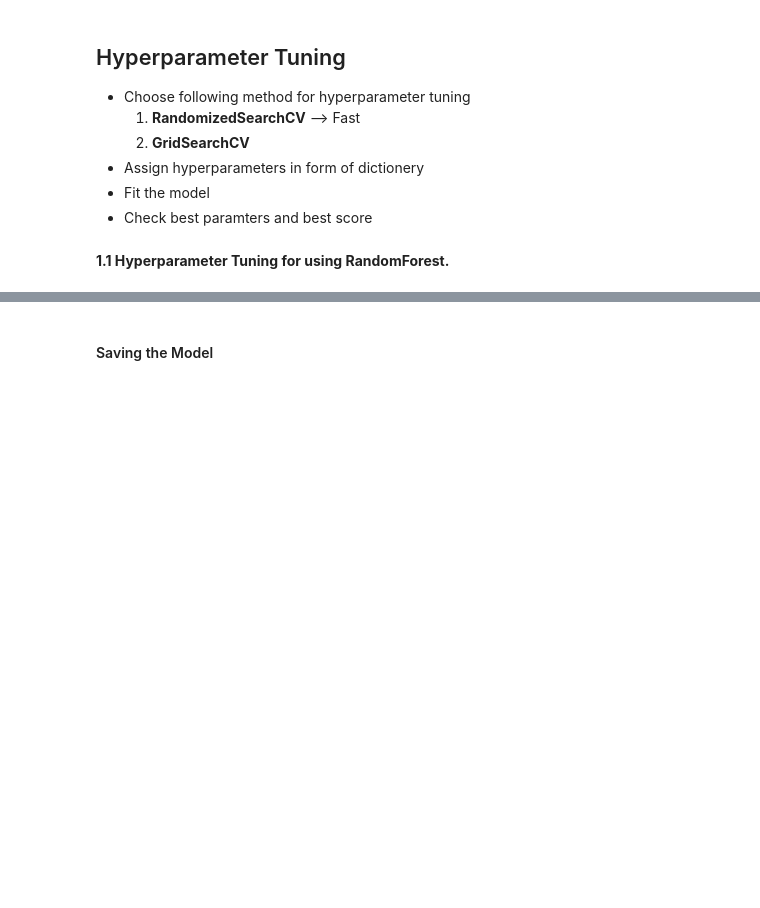
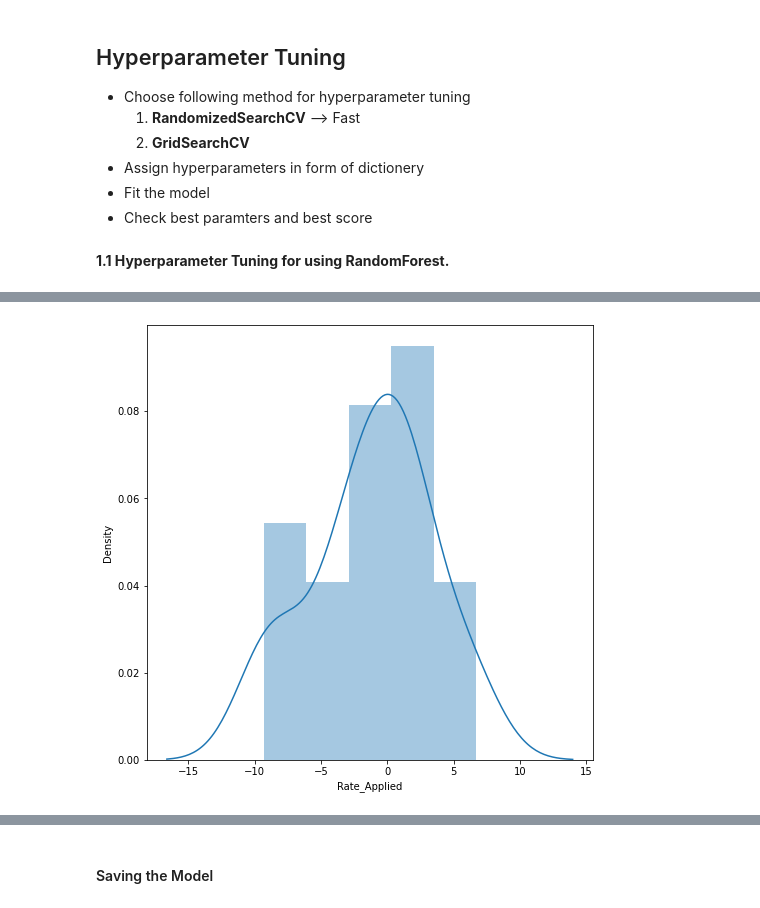
Before and after one commit to Kibugu/Last_expense_Pricing, a Jupyter notebook: Last Expense Pricing Model.ipynb, the cells around one changed output, grey strips where cells are left out. Drawn from its saved outputs; the diff is of its cells as text; code cells hidden in the pictures; blank space fills up the shorter version.

```diff
--- a/Last Expense Pricing Model.ipynb
+++ b/Last Expense Pricing Model.ipynb
@@ -700,3 +726,9 @@ rf_random.best_params_
 # %%
 prediction = rf_random.predict(X_test)
+# %%
+plt.figure(figsize = (8,8))
+sns.distplot(y_test-prediction)
+plt.show()
+# %% [output]
+[figure, added]
 # %%
```
Also changed, not shown: parts of 33 cells of this notebook, 7 other files.
